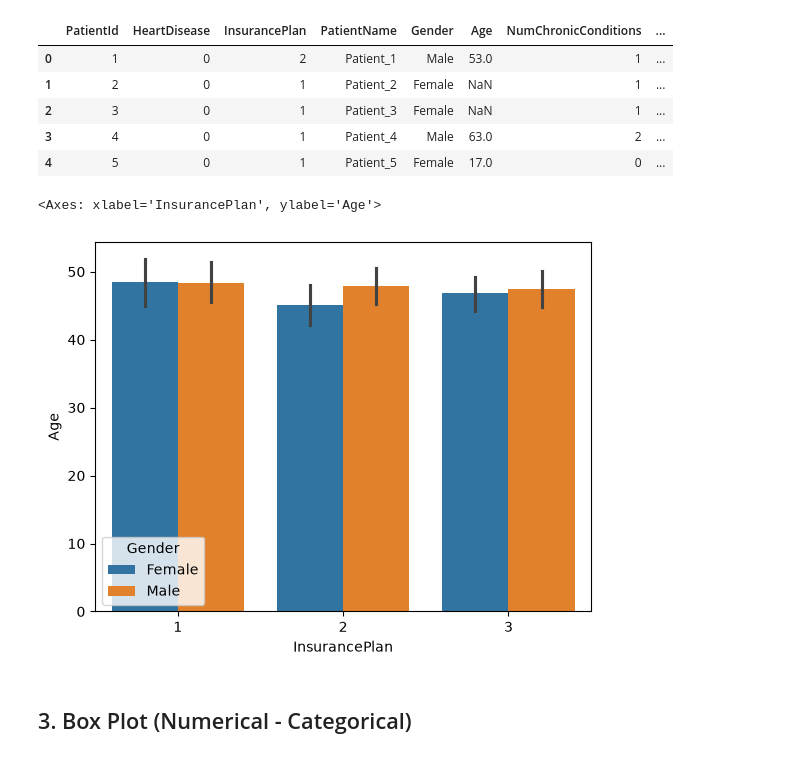
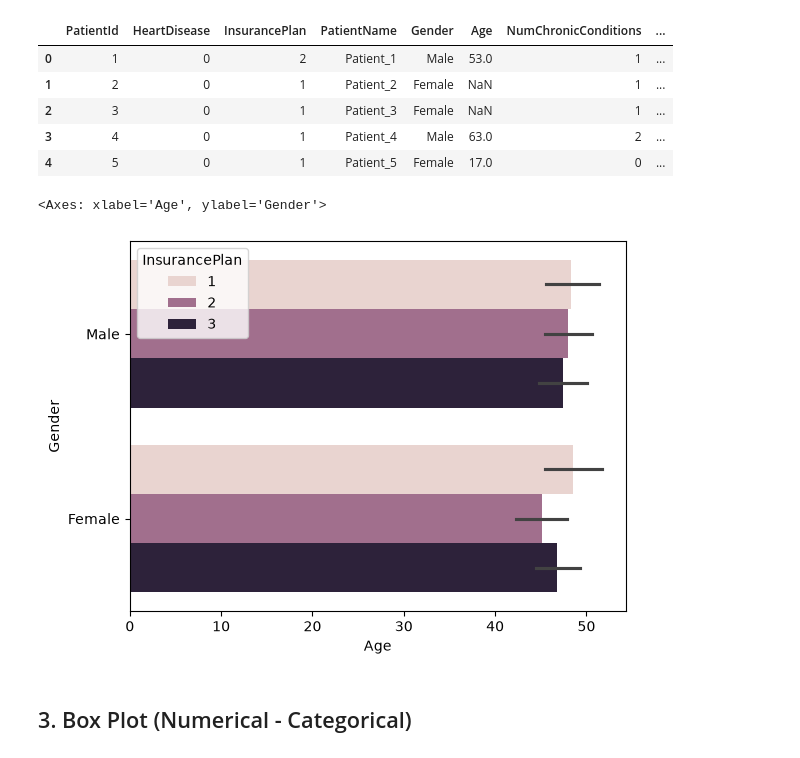
Before and after one commit to laxmanclinilaunch-hub/Python-7-8-, a Jupyter notebook: 2.EDA/bivariate_healthcare.ipynb, the cells around one changed output. Saved outputs shown, nothing was run; the diff lists cells and outputs as text; code cells hidden in the pictures.

```diff
--- a/2.EDA/bivariate_healthcare.ipynb
+++ b/2.EDA/bivariate_healthcare.ipynb
@@ -44,10 +49,10 @@ healthcare.head()
 | 3 | 4 | 0 | 1 | Patient_4 | Male | 63.0 | 2 | ... |
 | 4 | 5 | 0 | 1 | Patient_5 | Female | 17.0 | 0 | ... |
 # %%
-sns.barplot(x=healthcare['InsurancePlan'], y=healthcare['Age'], hue=healthcare['Gender'])
+sns.barplot(y=healthcare['Gender'], x=healthcare['Age'], hue=healthcare['InsurancePlan'])
 # %% [output]
-<Axes: xlabel='InsurancePlan', ylabel='Age'>
+<Axes: xlabel='Age', ylabel='Gender'>
-[figure, old version]
+[figure, new version]
 # %% [markdown]
 ## 3. Box Plot (Numerical - Categorical)
 # %%
```
Also changed, not shown: parts of 10 cells of this notebook, 2 other files.
